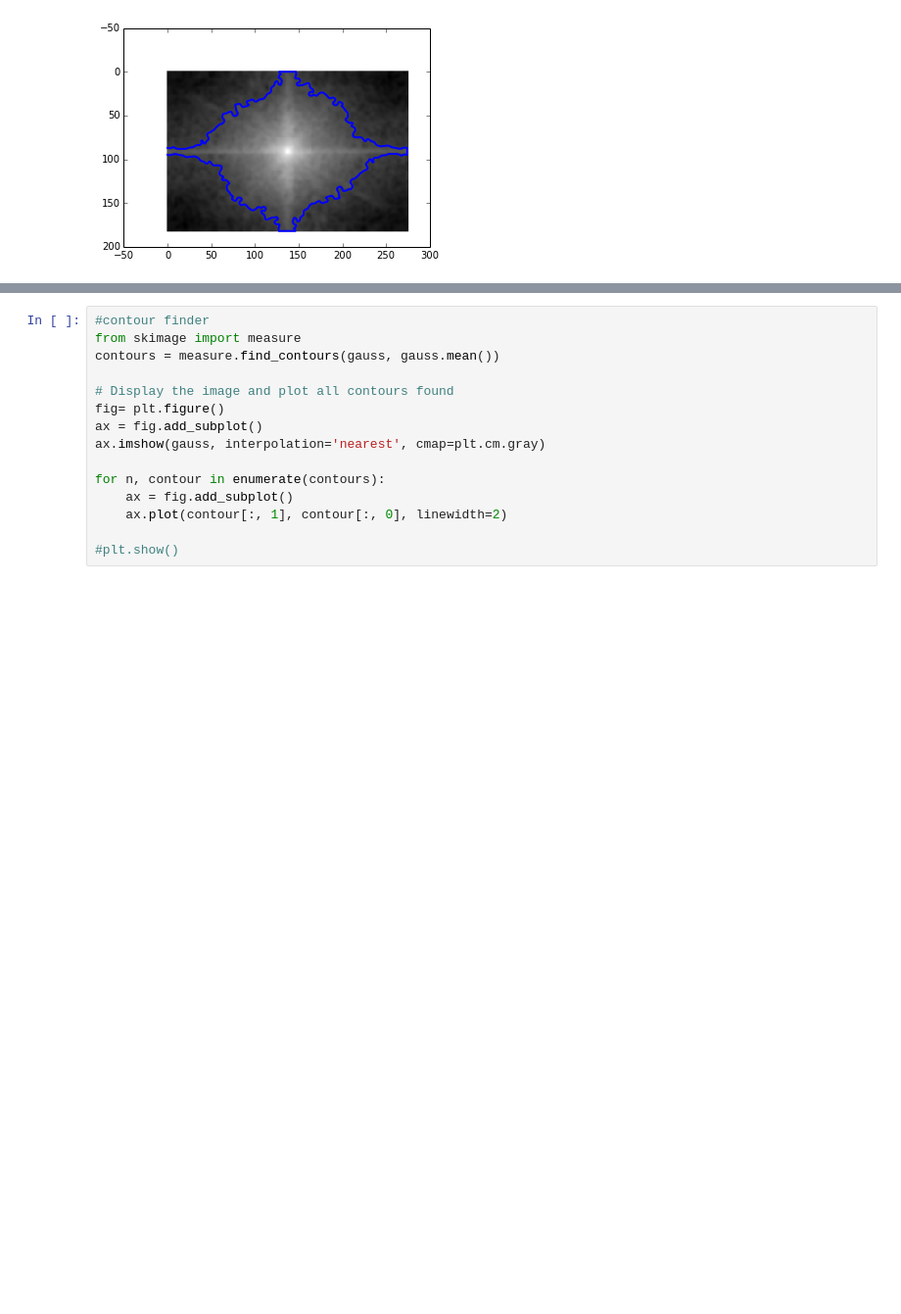
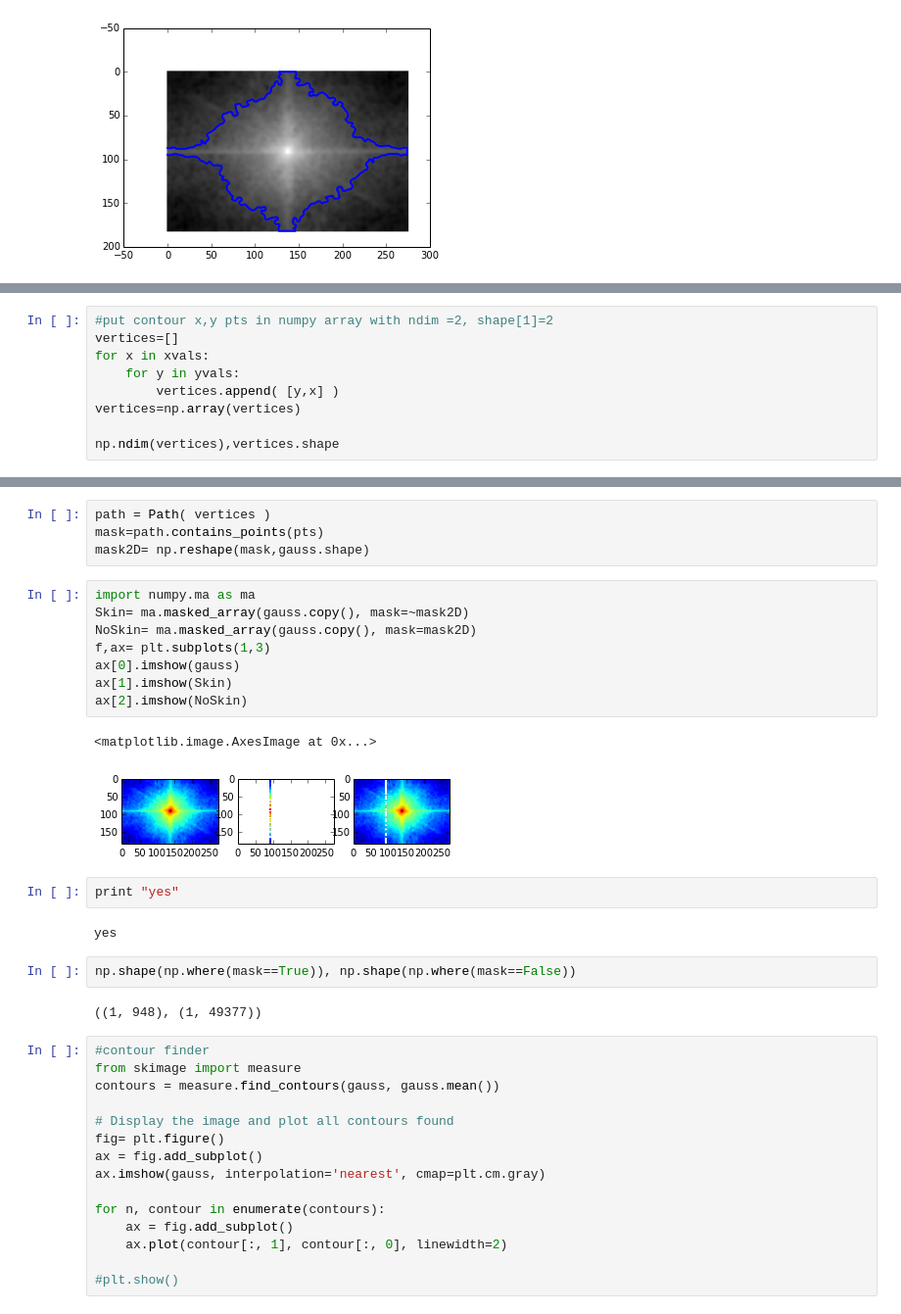
Before and after one commit to mpellegri/FoodvSkin, a Jupyter notebook: KFeatures.ipynb, the cells around one changed output, grey strips where cells are left out. Shown at 98% size. Drawn from its saved outputs; the diff is of its cells as text; blank space fills up the shorter version.

Commit message:
contour region to 2d mask working

```diff
--- a/KFeatures.ipynb
+++ b/KFeatures.ipynb
@@ -382,0 +375,9 @@ vertices
+# %%
+#put contour x,y pts in numpy array with ndim =2, shape[1]=2
+vertices=[]
+for x in xvals:
+    for y in yvals:
+        vertices.append( [y,x] )
+vertices=np.array(vertices)
+
+np.ndim(vertices),vertices.shape
@@ -416,3 +394,26 @@ array([[-3.14159265],
+# %%
+path = Path( vertices )
+mask=path.contains_points(pts)
+mask2D= np.reshape(mask,gauss.shape)
+# %%
+import numpy.ma as ma
+Skin= ma.masked_array(gauss.copy(), mask=~mask2D)
+NoSkin= ma.masked_array(gauss.copy(), mask=mask2D)
+f,ax= plt.subplots(1,3)
+ax[0].imshow(gauss)
+ax[1].imshow(Skin)
+ax[2].imshow(NoSkin)
+# %% [output]
+<matplotlib.image.AxesImage at 0x...>
+[figure, added]
+# %%
+print "yes"
+# %% [output]
+yes
+# %%
+np.shape(np.where(mask==True)), np.shape(np.where(mask==False))
+# %% [output]
+((1, 948), (1, 49377))
 # %%
 #contour finder
 from skimage import measure
```
Also changed, not shown: parts of 5 cells of this notebook.
